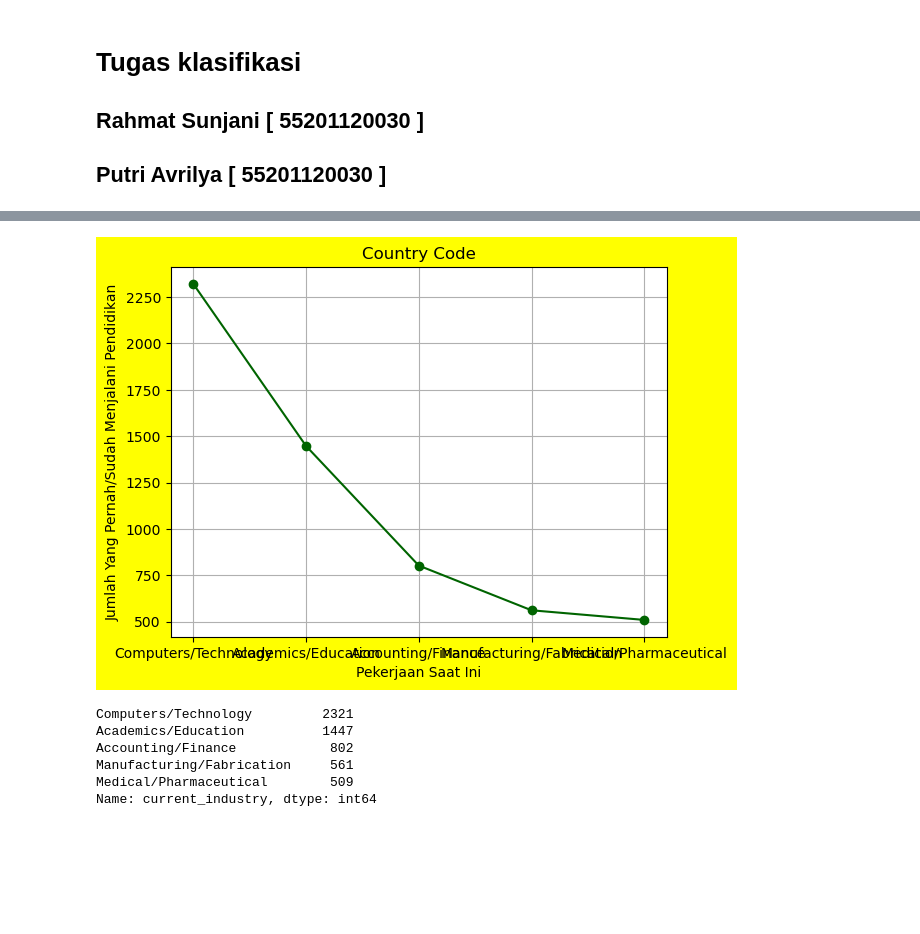
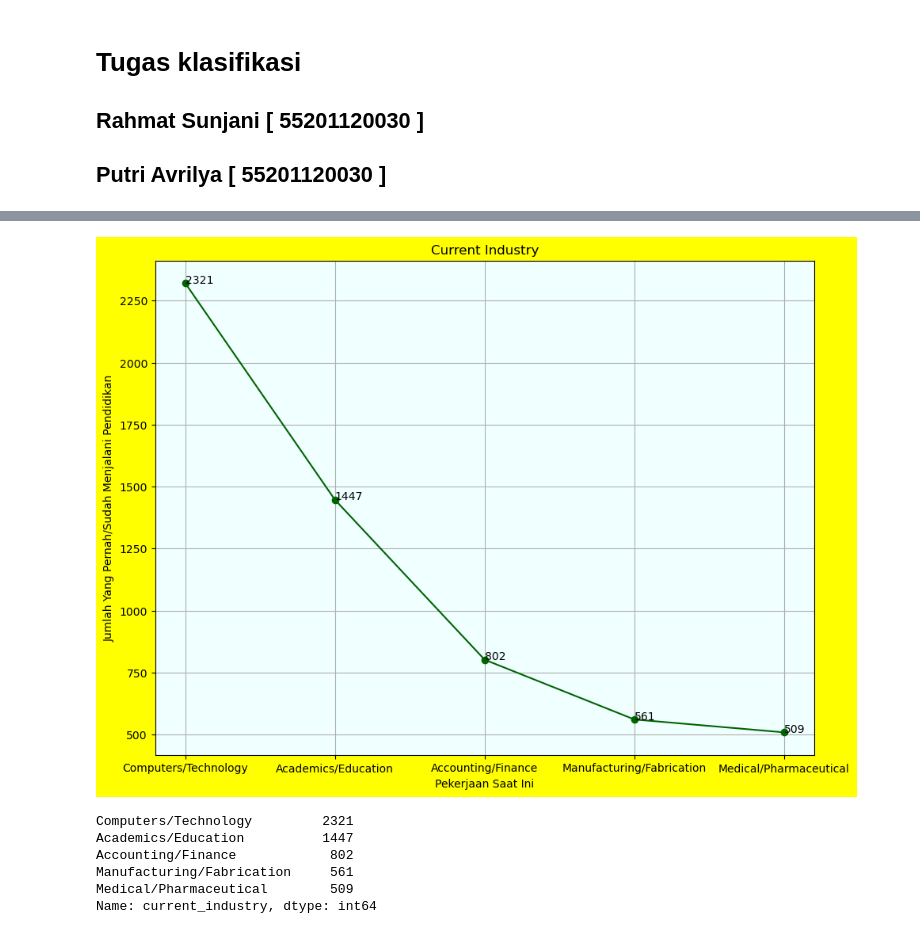
Before and after one commit to fsdio/my-kuliah, a Jupyter notebook: SEMESTER 5/[KAMIS] Pembelajaran Mesin/PERTAMA/UTS/source/survey.ipynb, the cells around one changed output, grey strips where cells are left out. Drawn from its saved outputs; the diff is of its cells as text; code cells hidden in the pictures; blank space fills up the shorter version.

```diff
--- a/SEMESTER 5/[KAMIS] Pembelajaran Mesin/PERTAMA/UTS/source/survey.ipynb
+++ b/SEMESTER 5/[KAMIS] Pembelajaran Mesin/PERTAMA/UTS/source/survey.ipynb
@@ -145,33 +239,35 @@ print(f'\n=== DATA RENTANG UMUR YANG ISI SURVEY 2020 ===\n\n{GG}\n')
 # %%
 ## 4. Menampilkan data educational_status berdasarkan current_industry
 
 soal_4 = df[df['current_industry'] != 'Other']
 soal_4 = soal_4[['educational_status','current_industry']]
 soal_4['current_industry'].value_counts()[:5]
 hasil = soal_4['current_industry'].value_counts()[:5]
 
 
 import matplotlib.pyplot as plt
 import numpy as np
 
 fig = plt.figure()
+ax = fig.add_axes([0,0,1.3,1.3])
 fig.patch.set_facecolor('yellow')  # type: ignore
 
 y = hasil.tolist()
 x = hasil.index.tolist()
 
 plt.xlabel('Pekerjaan Saat Ini')
 plt.ylabel('Jumlah Yang Pernah/Sudah Menjalani Pendidikan')
 ax.set_facecolor("azure")
 
-plt.title('Country Code')
+plt.title('Current Industry')
 plt.grid(True)
 plt.plot(x,y, marker = 'o',color='darkgreen')
+addlabels(x, y)
 plt.show()
 
 print(hasil)
 # %% [output]
-[figure, old version]
+[figure, new version]
 Computers/Technology         2321
 Academics/Education          1447
 Accounting/Finance            802
```
Also changed, not shown: parts of 7 cells of this notebook, 9 other files.
